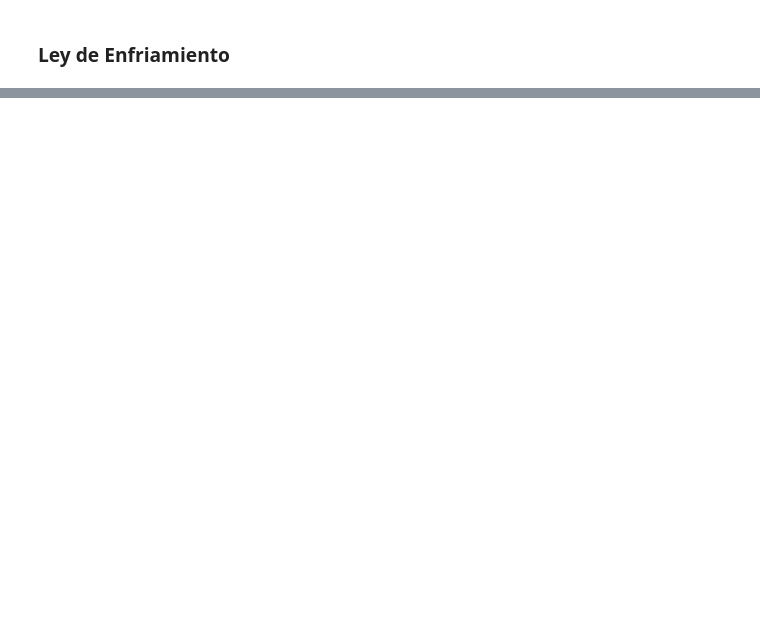
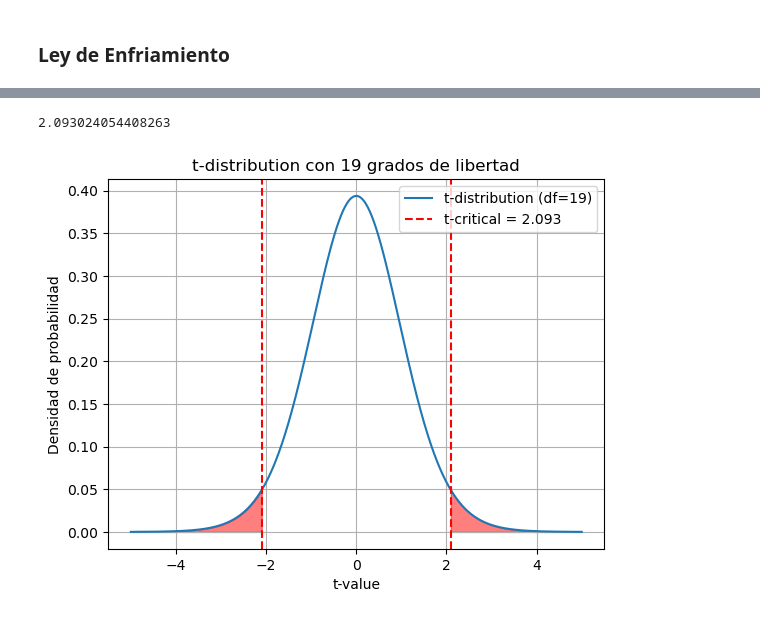
Before and after one commit to hectorfro/LabFisicaWork, a Jupyter notebook: GuiaLabora/Notebook/Cap05.ipynb, the cells around one changed output, grey strips where cells are left out. Cells and saved outputs as stored; diff of their text form; code cells hidden in the pictures; blank space fills up the shorter version.

```diff
--- a/GuiaLabora/Notebook/Cap05.ipynb
+++ b/GuiaLabora/Notebook/Cap05.ipynb
@@ -852,0 +1059,43 @@ print(model.summary())
+# %%
+import scipy.stats as stats
+
+# Grados de libertad
+df = 19
+# Nivel de confianza del 95%
+alpha = 0.05
+
+# Valor crítico t
+t_critical = stats.t.ppf(1 - alpha/2, df)
+t_critical
+# %% [output]
+2.093024054408263
+# %%
+import numpy as np
+import matplotlib.pyplot as plt
+from scipy.stats import t
+
+# Define the parameters for the t-distribution
+df = 19
+alpha = 0.05
+t_critical = t.ppf(1 - alpha/2, df)
+
+# Generate x values for the plot
+x = np.linspace(-5, 5, 1000)
+y = t.pdf(x, df)
+
+# Create the plot
+#plt.figure(figsize=(10, 6))
+plt.plot(x, y, label=f't-distribution (df={df})')
+plt.fill_between(x, 0, y, where=(x >= t_critical), color='red', alpha=0.5)
+plt.fill_between(x, 0, y, where=(x <= -t_critical), color='red', alpha=0.5)
+plt.axvline(t_critical, color='red', linestyle='--', label=f't-critical = {t_critical:.3f}')
+plt.axvline(-t_critical, color='red', linestyle='--')
+
+plt.title('t-distribution con 19 grados de libertad')
+plt.xlabel('t-value')
+plt.ylabel('Densidad de probabilidad')
+plt.legend()
+plt.grid(True)
+plt.show()
+# %% [output]
+[figure, added]
```
Also changed, not shown: parts of 50 cells of this notebook, 5 other files.
